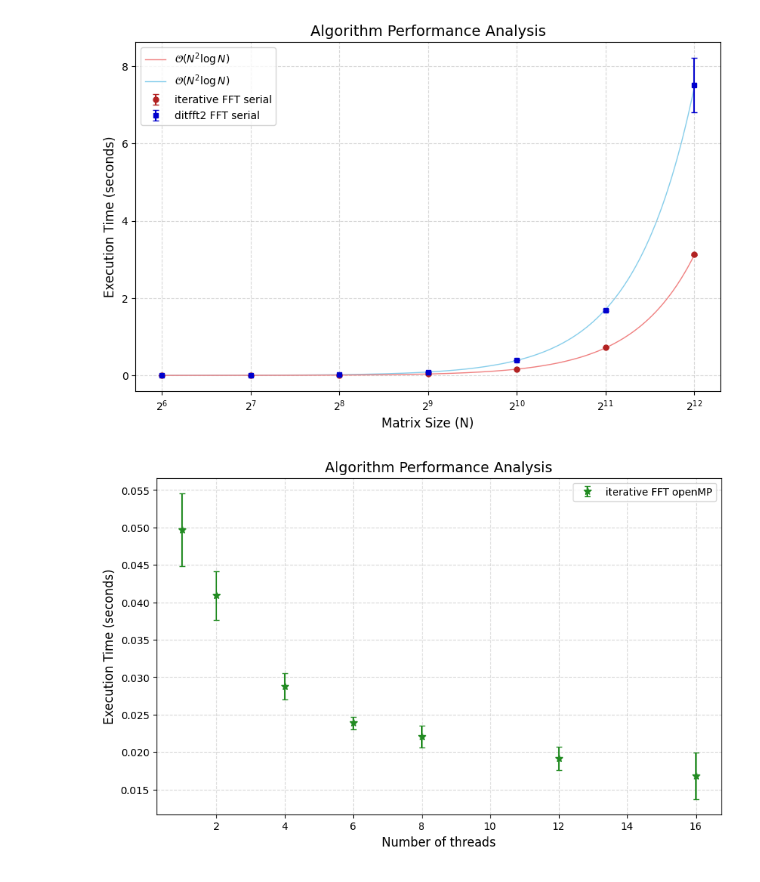
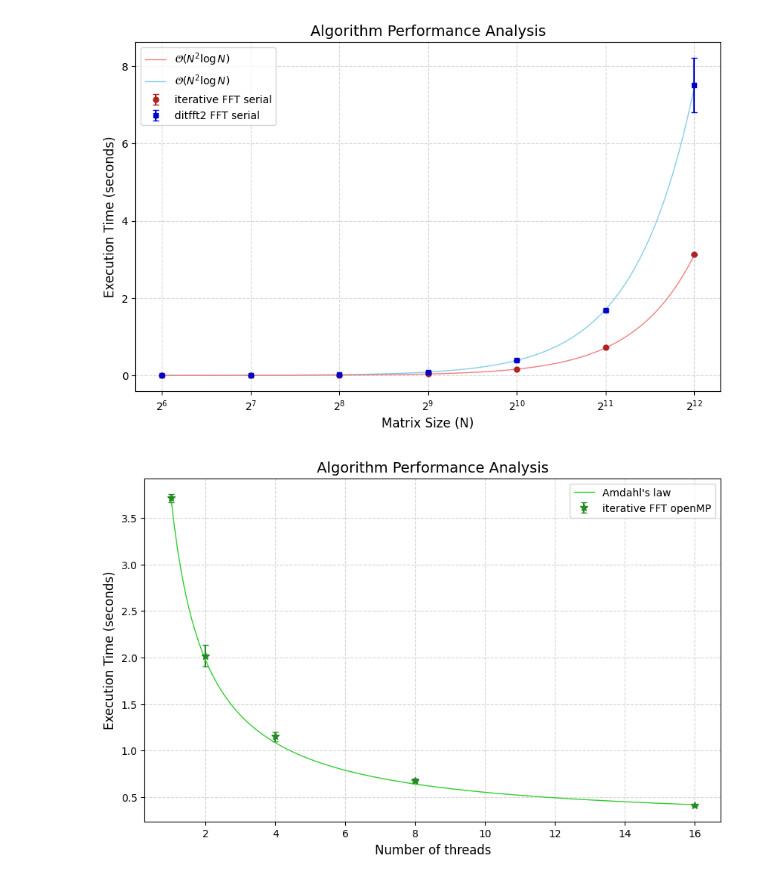
Before and after one commit to LauraRavagnani/Accelerated_FFT, a Jupyter notebook: visualize.ipynb, the cells around one changed output. Saved outputs shown, nothing was run; the diff lists cells and outputs as text; code cells hidden in the pictures.

Commit message:
benchmark for all values of N

```diff
--- a/visualize.ipynb
+++ b/visualize.ipynb
@@ -186,7 +186,11 @@ def plot_benchmark_openmp(file):
 		print(f"Error reading file: {e}")
 		return
 
-	x = np.array([1, 2, 4, 6, 8, 12, 16])
+	x = np.arange(1, 16.1, 0.1)
+
+	### Amdahl's law
+	def model(x, a, b):
+		return a / x + b
 
 
 	n_threads = np.unique(df['NThreads'])
@@ -194,6 +198,8 @@ def plot_benchmark_openmp(file):
 	mean_time = df.groupby('NThreads')['ExecutionTime'].mean().values
 
 	std_time = df.groupby('NThreads')['ExecutionTime'].std().values
+
+	(a, b), _ = scipy.optimize.curve_fit(model, n_threads, mean_time, sigma=std_time)
 
 	# print(mean_time1)
 	# print(mean_time2)
@@ -214,12 +220,12 @@ def plot_benchmark_openmp(file):
 	# 			color="mediumblue",
 	# 			label='ditfft2 FFT serial',
 	# 			zorder=2)
-	# plt.plot(x, a1*x*x*np.log(x),
-	# 		linestyle='-',        # Solid line
-	# 		color="lightcoral",      # Red color
-	# 		linewidth=1,
-	# 		label='$\\mathcal{O}(N^2\\log N)$',
-	# 		zorder=2)
+	plt.plot(x, a / x + b,
+			linestyle='-',        # Solid line
+			color="limegreen",      # Red color
+			linewidth=1,
+			label='Amdahl\'s law',
+			zorder=2)
 	# plt.plot(x, a2*x*x*np.log(x),
 	# 		linestyle='-',        # Solid line
 	# 		color="skyblue",      # Red color
@@ -241,6 +247,6 @@ def plot_benchmark_openmp(file):
 	# 4. Show the result
 	plt.show()
 # %%
-plot_benchmark_openmp("results_omp.csv")
+plot_benchmark_openmp("results_omp_4096.csv")
 # %% [output]
-[figure, old version]
+[figure, new version]
```
Also changed, not shown: parts of 2 cells of this notebook, 9 other files.
